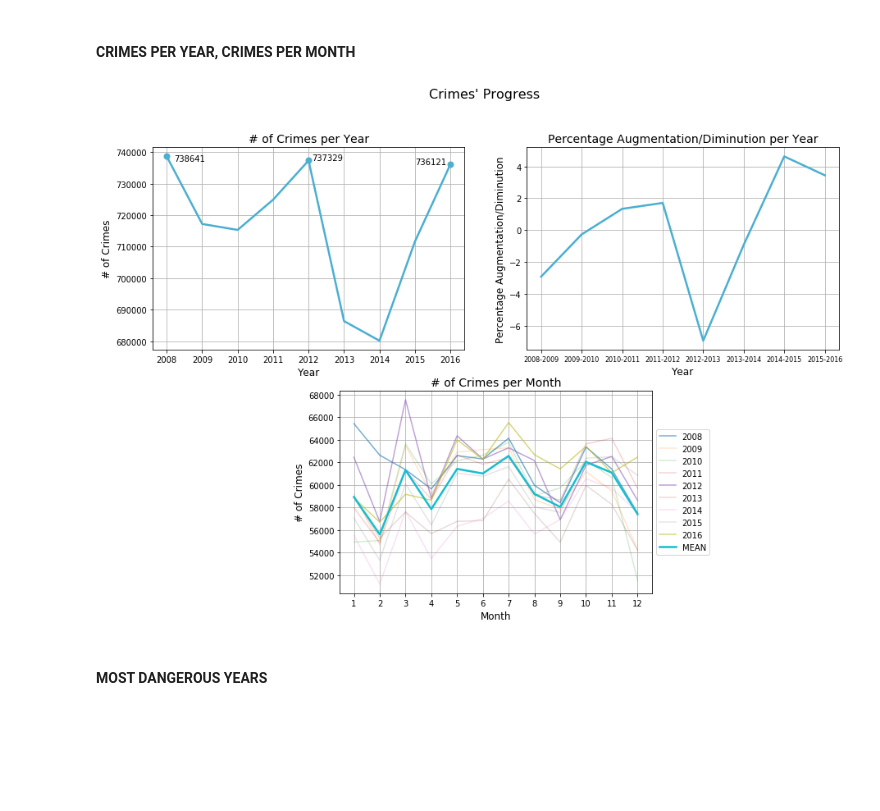
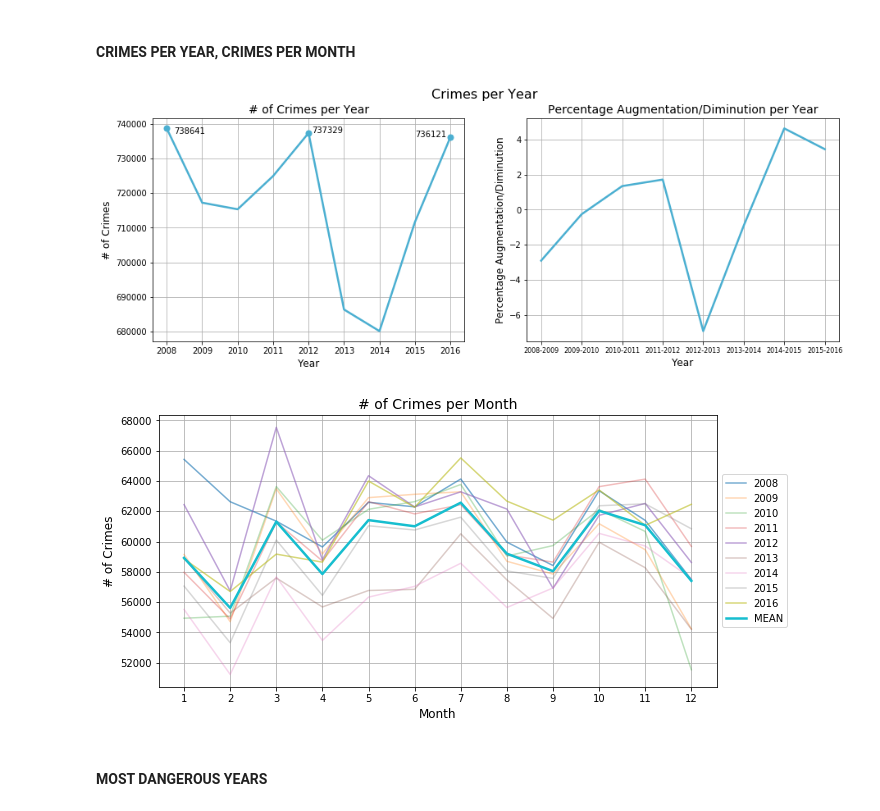
Before and after one commit to germz01/london_crime_data_analysis, a Jupyter notebook: notebooks/data_understanding.ipynb, the cells around one changed output. Saved outputs shown, nothing was run; the diff lists cells and outputs as text; code cells hidden in the pictures; blank space fills up the shorter version.

```diff
--- a/notebooks/data_understanding.ipynb
+++ b/notebooks/data_understanding.ipynb
@@ -109,60 +109,62 @@ for year in list(crimes_per_year.keys())[1:]:
 
     aug_dim_perc.append(round(score, 2))
 # %%
-plt.figure(figsize=(15, 10))
+plt.figure(figsize=(15, 5))
 
-gs = gridspec.GridSpec(2, 4)
-gs.update(wspace=0.5)
-
-plt.subplot(gs[0, :2])
+plt.subplot(1, 2, 1)
 plt.plot(range(len(crimes_per_year.keys())), list(crimes_per_year.values()),
          linewidth=2.5, color='#4bafd1', marker='o', markersize=7.0,
          markevery=[0, 4, 8])
 plt.annotate(sorted_vals[-1], (0.2, sorted_vals[-1] - 1500))
 plt.annotate(sorted_vals[-2], (4.1, sorted_vals[-2]))
 plt.annotate(sorted_vals[-3], (7., sorted_vals[-3]))
 plt.xticks(range(len(crimes_per_year.keys())), crimes_per_year.keys())
 plt.xlabel('Year')
 plt.ylabel('# of Crimes')
 plt.title('# of Crimes per Year')
 plt.grid()
 
-plt.subplot(gs[0, 2:])
+plt.subplot(1, 2, 2)
 plt.plot(range(len(aug_dim_perc)), aug_dim_perc, linewidth=2.5,
          color='#4bafd1')
 plt.grid()
 plt.xticks(ticks=range(len(aug_dim_perc)),
            labels=['2008-2009', '2009-2010', '2010-2011', '2011-2012',
                    '2012-2013', '2013-2014', '2014-2015', '2015-2016'],
            fontsize=8)
 plt.xlabel('Year')
 plt.ylabel('Percentage Augmentation/Diminution')
 plt.title('Percentage Augmentation/Diminution per Year')
 
-plt.subplot(gs[1, 1:3])
-for year in crimes_per_month.keys():
-    if int(year) in [2008, 2012, 2016]:
-        plt.plot(range(len(crimes_per_month[year])), crimes_per_month[year],
-                 label=year, alpha=.6)
-    else:
-        plt.plot(range(len(crimes_per_month[year])), crimes_per_month[year],
-                 label=year, alpha=.2)
-plt.plot(range(12), cpm_matrix, label='MEAN', linewidth=2.5)
-
-plt.xticks(range(len(ds['month'].unique())), months)
-plt.xlabel('Month')
-plt.ylabel('# of Crimes')
-plt.title('# of Crimes per Month')
-plt.grid()
-plt.legend(loc='center left', bbox_to_anchor=(1, 0.5))
-
-
-plt.suptitle("Crimes' Progress", fontsize=16)
+plt.suptitle("Crimes per Year")
 #plt.tight_layout(rect=[0, 0.03, 1, 0.95])
-plt.savefig('../imgs/data_understanding/crimes_per_year_month.pdf',
+plt.savefig('../imgs/data_understanding/crimes_per_year.pdf',
             bbox_inches='tight')
 # %% [output]
-[figure, old version]
+[figure, new version]
+# %%
+plt.figure(figsize=(10, 5))
+
+for year in crimes_per_month.keys():
+    if int(year) in [2008, 2012, 2016]:
+        plt.plot(range(len(crimes_per_month[year])), crimes_per_month[year],
+                 label=year, alpha=.6)
+    else:
+        plt.plot(range(len(crimes_per_month[year])), crimes_per_month[year],
+                 label=year, alpha=.3)
+plt.plot(range(12), cpm_matrix, label='MEAN', linewidth=2.5)
+
+plt.xticks(range(len(ds['month'].unique())), months)
+plt.xlabel('Month')
+plt.ylabel('# of Crimes')
+plt.title('# of Crimes per Month')
+plt.grid()
+plt.legend(loc='center left', bbox_to_anchor=(1, 0.5))
+
+plt.savefig('../imgs/data_understanding/crimes_per_month.pdf',
+            bbox_inches='tight')
+# %% [output]
+[figure, added]
 # %% [markdown]
 #### MOST DANGEROUS YEARS
 # %%
```
Also changed, not shown: 4 other files.
